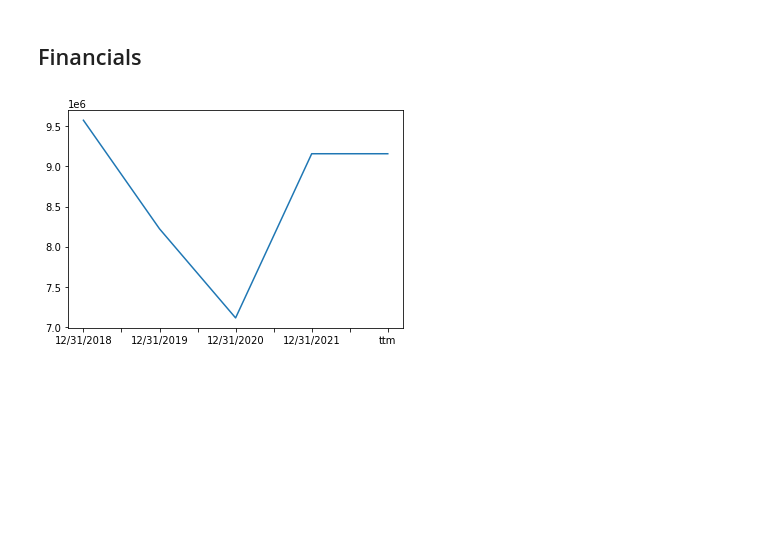
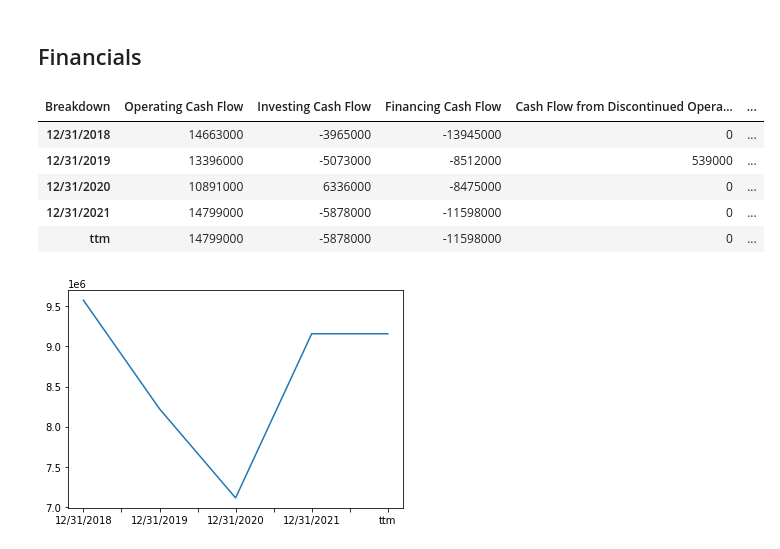
Before and after one commit to stijnverpoest/stock-scraping, a Jupyter notebook: stock_scraping.ipynb, the cells around one changed output. Saved outputs shown, nothing was run; the diff lists cells and outputs as text; code cells hidden in the pictures; blank space fills up the shorter version.

```diff
--- a/stock_scraping.ipynb
+++ b/stock_scraping.ipynb
@@ -36,3 +38,12 @@ cf_abi=income_statement('ABI.BR', 'cash-flow')
+# %%
+cf_abi
+# %% [output]
+| Breakdown | Operating Cash Flow | Investing Cash Flow | Financing Cash Flow | Cash Flow from Discontinued Opera... | ... |
+| 12/31/2018 | 14663000 | -3965000 | -13945000 | 0 | ... |
+| 12/31/2019 | 13396000 | -5073000 | -8512000 | 539000 | ... |
+| 12/31/2020 | 10891000 | 6336000 | -8475000 | 0 | ... |
+| 12/31/2021 | 14799000 | -5878000 | -11598000 | 0 | ... |
+| ttm | 14799000 | -5878000 | -11598000 | 0 | ... |
 # %%
 cf_abi['Free Cash Flow'].plot()
 plt.show()
```
Also changed, not shown: parts of 25 cells of this notebook, 1 other file.
